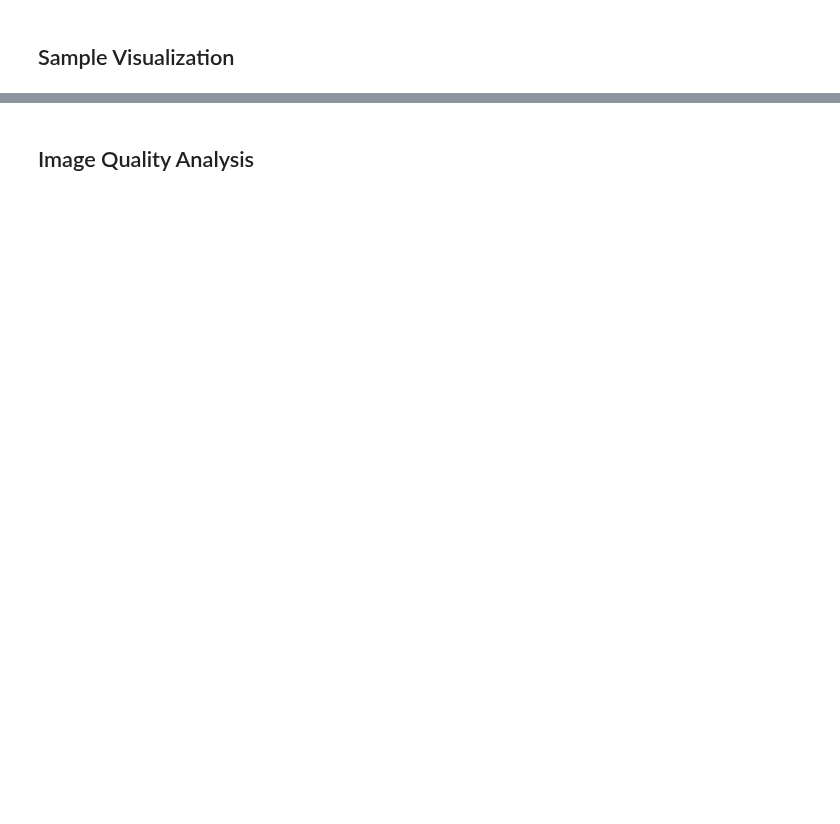
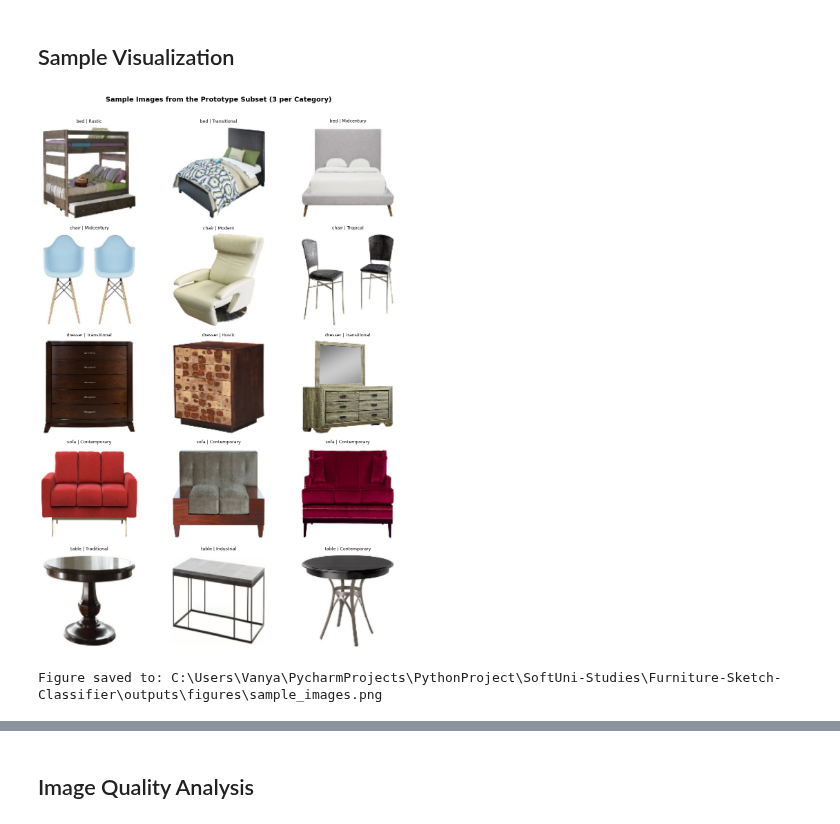
Before and after one commit to Vanya2307/Furniture-Sketch-Classifier, a Jupyter notebook: notebooks/01_data_exploration.ipynb, the cells around one changed output, grey strips where cells are left out. Drawn from its saved outputs; the diff is of its cells as text; code cells hidden in the pictures; blank space fills up the shorter version.

```diff
--- a/notebooks/01_data_exploration.ipynb
+++ b/notebooks/01_data_exploration.ipynb
@@ -100,2 +211,51 @@ Predefined train, validation, and test splits are used as provided, keeping the
 # %% [markdown]
 ## Sample Visualization
+# %%
+fig, axes = plt.subplots(5, 3, figsize=(12, 16))
+
+for row, category in enumerate(utils.SELECTED_CLASSES):
+    samples = df_proto[df_proto["category"] == category].sample(
+        3, random_state=utils.RANDOM_STATE
+    )
+
+    for col, (_, row_data) in enumerate(samples.iterrows()):
+        img = utils.load_image(row_data["path"])
+
+        if img is not None:
+            axes[row, col].imshow(img)
+            axes[row, col].set_title(
+                f"{row_data['class_name']} | {row_data['style']}",
+                fontsize=9
+            )
+        else:
+            axes[row, col].text(
+                0.5, 0.5, "Image\nnot loaded",
+                ha="center", va="center", fontsize=8
+            )
+
+        axes[row, col].axis("off")
+
+# for category in utils.SELECTED_CLASSES:
+    # samples = df_proto[df_proto["category"] == category].sample(
+        # 3, random_state=utils.RANDOM_STATE
+    # )
+    # print(category)
+    # display(samples[["relative_path", "category", "class_name", "style"]])
+
+plt.suptitle(
+    "Sample Images from the Prototype Subset (3 per Category)",
+    fontsize=14,
+    fontweight="bold",
+    y=1.01
+)
+
+plt.tight_layout()
+
+fig_path = utils.FIGURES_DIR / "sample_images.png"
+plt.savefig(fig_path, dpi=150, bbox_inches="tight")
+plt.show()
+
+print(f"Figure saved to: {fig_path}")
+# %% [output]
+[figure, added]
+Figure saved to: C:\Users\Vanya\PycharmProjects\PythonProject\SoftUni-Studies\Furniture-Sketch-Classifier\outputs\figures\sample_images.png
```
Also changed, not shown: parts of 26 cells of this notebook, 9 other files.
